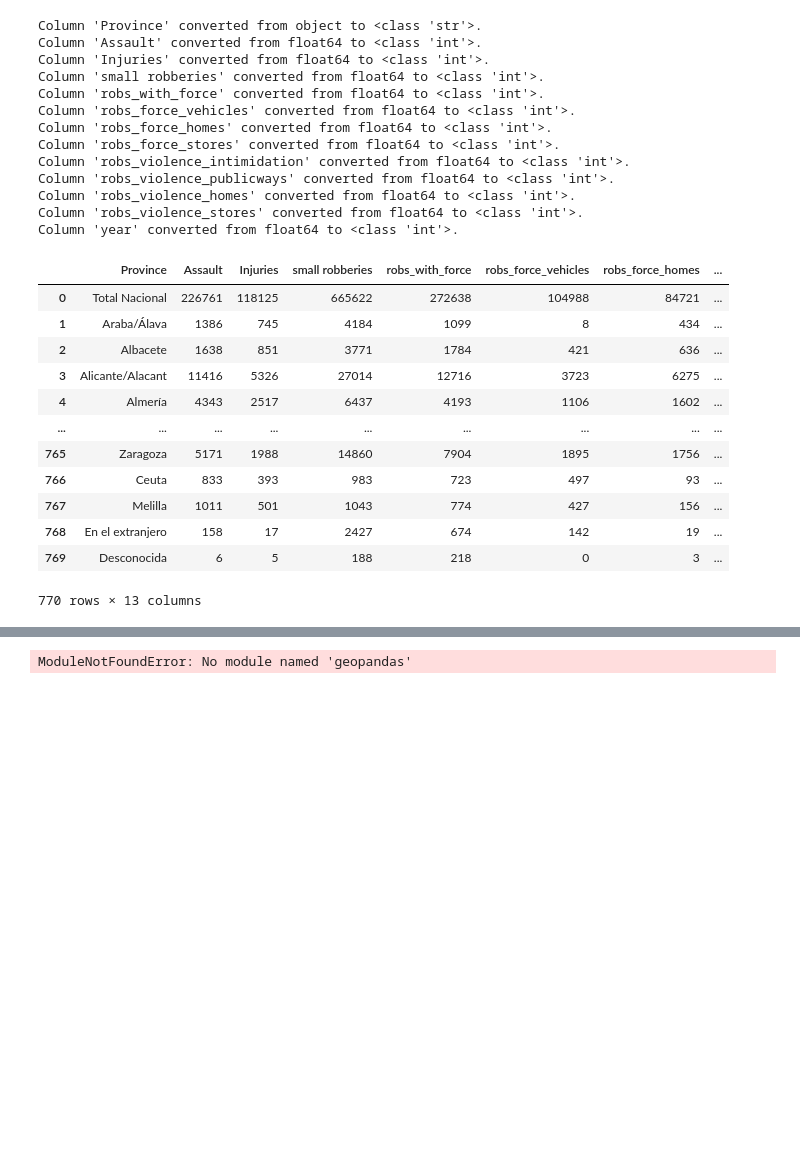
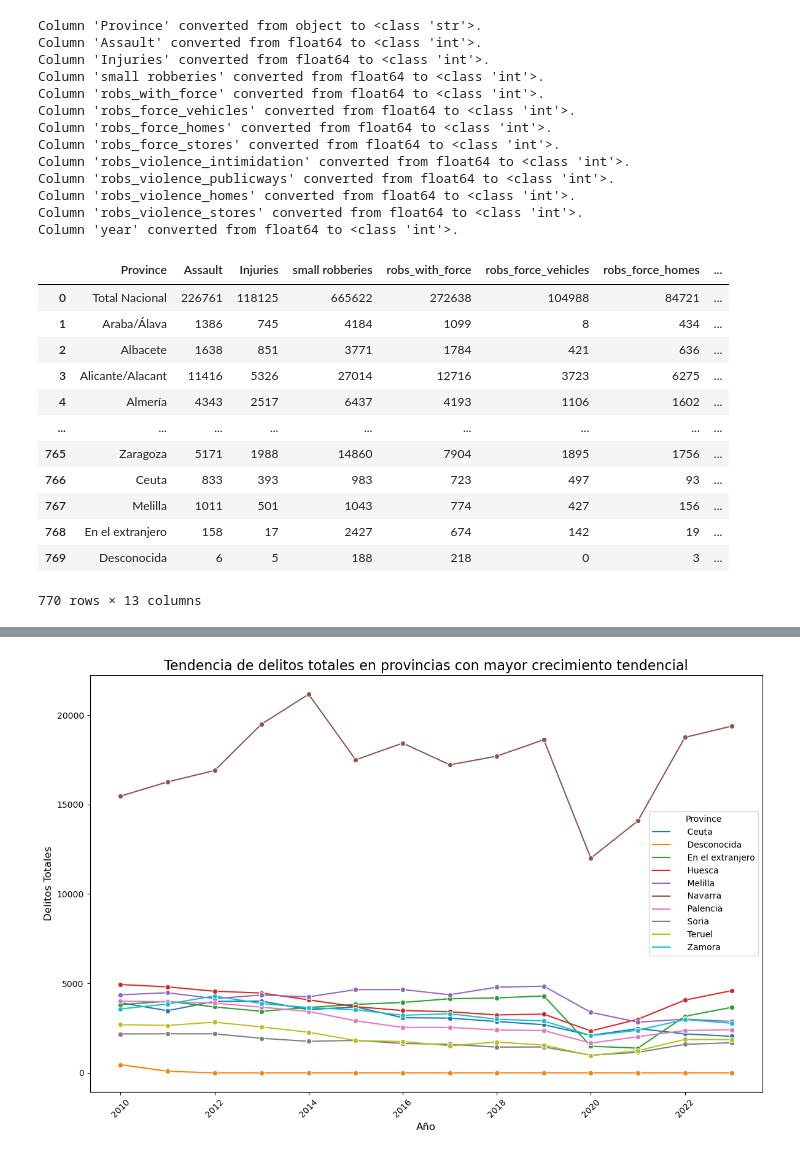
Before and after one commit to LuisHRF/Home-Insurance-Study-Project, a Jupyter notebook: main.ipynb, the cells around one changed output, grey strips where cells are left out. Drawn from its saved outputs; the diff is of its cells as text; code cells hidden in the pictures; blank space fills up the shorter version.

```diff
--- a/main.ipynb
+++ b/main.ipynb
@@ -348,4 +419,45 @@ import matplotlib.pyplot as plt
+# %%
+# Filtramos el DataFrame para incluir solo las provincias con mayor crecimiento
+df_filtrado_crecimiento = data_clean_years[data_clean_years['Province'].isin(top_provincias)]
+
+# Ordenamos el DataFrame filtrado por provincia y año
+df_filtrado_crecimiento_sorted = df_filtrado_crecimiento[['Province', 'year', 'total_crimes']].sort_values(by=['Province', 'year'])
+# %%
+# Configuración del tamaño de la gráfica
+plt.figure(figsize=(12, 8))
+
+# Graficar las tendencias de las provincias con mayor crecimiento
+sns.lineplot(data=df_filtrado_crecimiento_sorted, x='year', y='total_crimes', hue='Province', marker='o', palette='tab10')
+
+# Ajustar el título y las etiquetas
+plt.title('Tendencia de delitos totales en provincias con mayor crecimiento tendencial', fontsize=16)
+plt.xlabel('Año', fontsize=12)
+plt.ylabel('Delitos Totales', fontsize=12)
+
+# Mejorar la visualización de los ticks en el eje X
+plt.xticks(rotation=45)
+
+# Mostrar la gráfica
+plt.tight_layout()
+plt.show()
+# %% [output]
+[figure, added]
 # %%
+# USELESS TRASH
+'''
+print(data_clean_years.columns)
+data_clean_years.columns = data_clean_years.columns.str.strip()
+if 'Assault' not in data_clean_years.columns:
+    print("La columna 'Assault' no se encuentra en el DataFrame.")
+else:
+    print("La columna 'Assault' está presente.")
+'''
+#data_formated_year = convert_year_into_datetime(data_clean_years)
+#df.columns = df.columns.str.lower().str.replace(" ","_").str.replace(".","_").str.replace(":","").str.strip()
+#df.rename(columns={"species_" : "species", "unnamed_11" : "death"}, inplace= True)
+
+'''
+MAPA COLOREADO POR PROVINCIAS
 # Cargar el shapefile de las provincias
 gdf_provincias = gpd.read_file('path_to_shapefile.shp')  # Reemplaza con el camino a tu shapefile
 
@@ -371,5 +483,4 @@ ax.set_title('Número de Delitos por Provincia en España')
 ax.set_axis_off()
 
 plt.show()
+'''
-# %% [output]
-ModuleNotFoundError: No module named 'geopandas'
```
Also changed, not shown: parts of 10 cells of this notebook.
